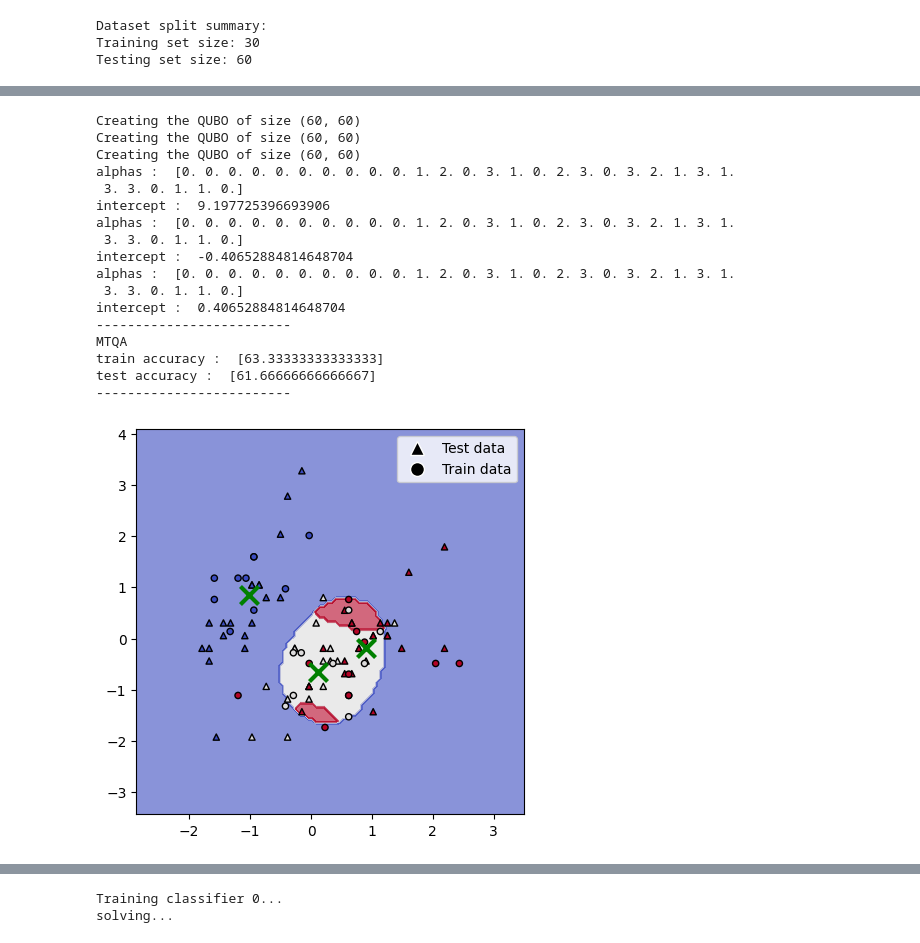
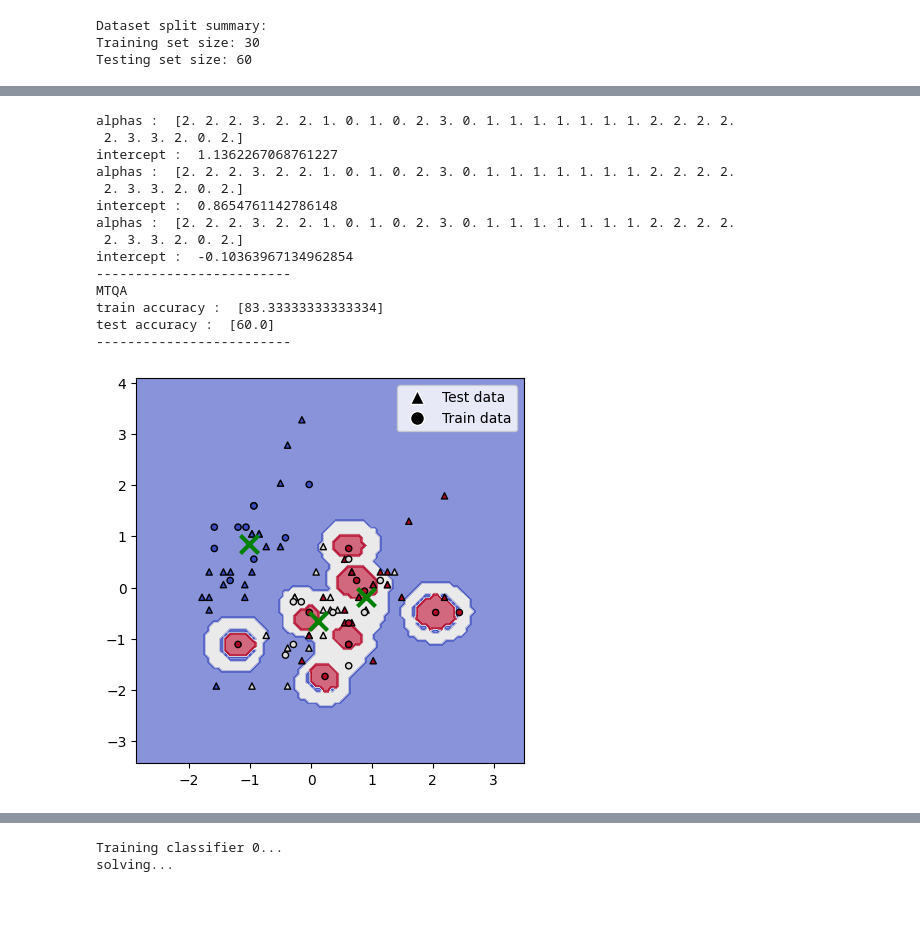
Before and after one commit to Jagaa-1008/quantum_SVM, a Jupyter notebook: iris_classification_sepal.ipynb, the cells around one changed output, grey strips where cells are left out. Saved outputs shown, nothing was run; the diff lists cells and outputs as text; code cells hidden in the pictures; blank space fills up the shorter version.

```diff
--- a/iris_classification_sepal.ipynb
+++ b/iris_classification_sepal.ipynb
@@ -245,6 +245,7 @@ Testing set size: 60
 from sklearn.metrics import classification_report, accuracy_score
 from smo_svm import smo_SVM, smo_OneVsAllClassifier
 
+gamma = 9
 # Train Multiclass SVM on classic optimizer
 smo_solver = smo_OneVsAllClassifier(
     solver=smo_SVM,
@@ -288,9 +289,10 @@ from sklearn.metrics import classification_report, accuracy_score
 from mtqa_qsvm import MTQA_OneVsRestClassifier, qSVM, OneVsRestClassifier
 from neal import SimulatedAnnealingSampler as SA
 
+gamma = 9
+
 params = {
-    "B" : 2,
-    "Xi": 1,
+    "Xi": 0.2,
     "gamma": gamma,
     "optimizer": SA,
     "num_reads": 1000
@@ -355,14 +354,14 @@ from utils import *
 from solver_config import dwave_MTQA
 
 NN = 1
-gamma = 1
+gamma = 9
 mtqa_test = []
 mtqa_train = []
 qa_test = []
 qa_train = []
 for i in range(NN):
     params = {
-        "Xi": 1,
+        "Xi": 0.2,
         "gamma": gamma,
         # "optimizer": dwave_MTQA
     }
@@ -374,48 +373,45 @@ for i in range(NN):
     save_embedding(embedding_list, "iris_petal")
     save_TotalQubo(TotalQubo, "iris_petal")
     save_qubo_list(Qubo_list, "iris_petal")
 
     # Predict
     mtqa_predict = mtqa_OvR.predict(X_test)
     mtqa_t_pred= mtqa_OvR.predict(X_train)
 
     # Performance analysis
     mtqa_test_accuracy = accuracy_score(y_test, mtqa_predict)*100
     mtqa_training_accuracy = accuracy_score(y_train, mtqa_t_pred)*100
 
     mtqa_test.append(mtqa_test_accuracy)
     mtqa_train.append(mtqa_training_accuracy)
 
 print("-------------------------")
 print("MTQA")
 print("train accuracy : ", mtqa_train)
 # print("mean : ", np.mean(mtqa_train))
 # print("standard deviation : ", np.std(mtqa_train))
 print("test accuracy : ", mtqa_test)
 # print("mean : ",np.mean(mtqa_test))
 # print("standard deviation : ",np.std(mtqa_test))
 print("-------------------------")
 
 plot_figure(mtqa_OvR, preprocessing.scale(X), y, nn, X_test, X_train, y_test, y_train)
 # %% [output]
-Creating the QUBO of size (60, 60)
-Creating the QUBO of size (60, 60)
-Creating the QUBO of size (60, 60)
-alphas :  [0. 0. 0. 0. 0. 0. 0. 0. 0. 0. 1. 2. 0. 3. 1. 0. 2. 3. 0. 3. 2. 1. 3. 1.
- 3. 3. 0. 1. 1. 0.]
-intercept :  9.197725396693906
-alphas :  [0. 0. 0. 0. 0. 0. 0. 0. 0. 0. 1. 2. 0. 3. 1. 0. 2. 3. 0. 3. 2. 1. 3. 1.
- 3. 3. 0. 1. 1. 0.]
-intercept :  -0.40652884814648704
-alphas :  [0. 0. 0. 0. 0. 0. 0. 0. 0. 0. 1. 2. 0. 3. 1. 0. 2. 3. 0. 3. 2. 1. 3. 1.
- 3. 3. 0. 1. 1. 0.]
-intercept :  0.40652884814648704
+alphas :  [2. 2. 2. 3. 2. 2. 1. 0. 1. 0. 2. 3. 0. 1. 1. 1. 1. 1. 1. 1. 2. 2. 2. 2.
+ 2. 3. 3. 2. 0. 2.]
+intercept :  1.1362267068761227
+alphas :  [2. 2. 2. 3. 2. 2. 1. 0. 1. 0. 2. 3. 0. 1. 1. 1. 1. 1. 1. 1. 2. 2. 2. 2.
+ 2. 3. 3. 2. 0. 2.]
+intercept :  0.8654761142786148
+alphas :  [2. 2. 2. 3. 2. 2. 1. 0. 1. 0. 2. 3. 0. 1. 1. 1. 1. 1. 1. 1. 2. 2. 2. 2.
+ 2. 3. 3. 2. 0. 2.]
+intercept :  -0.10363967134962854
 -------------------------
 MTQA
-train accuracy :  [63.33333333333333]
-test accuracy :  [61.66666666666667]
+train accuracy :  [83.33333333333334]
+test accuracy :  [60.0]
 -------------------------
-[figure, old version]
+[figure, new version]
 # %%
 from mtqa_qsvm import *
 from utils import *
```
Also changed, not shown: parts of 4 cells of this notebook, 4 other files.
